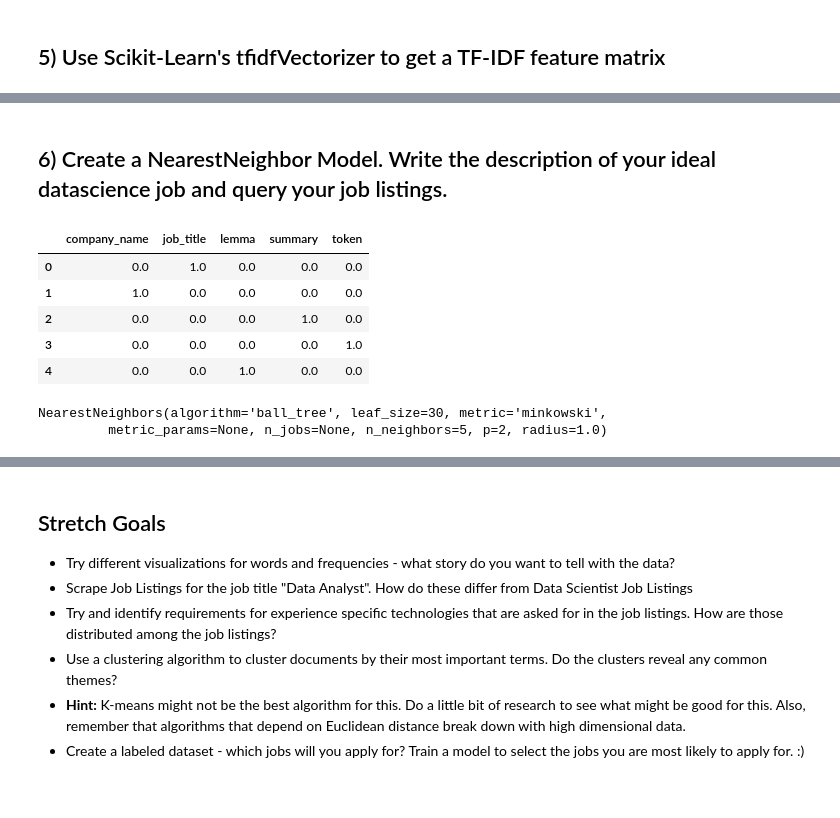
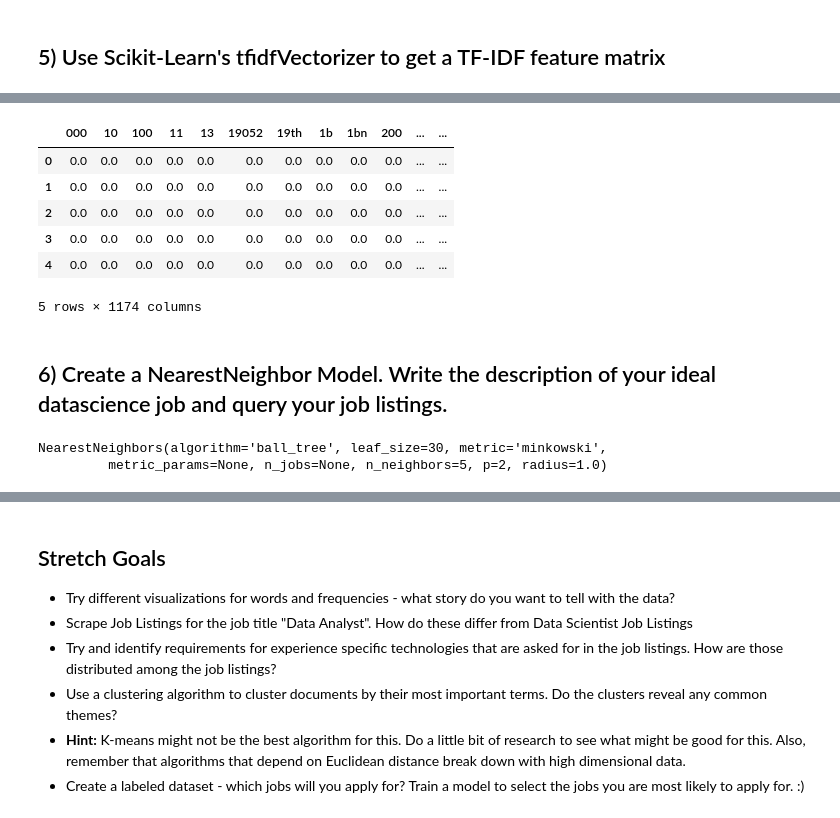
Before and after one commit to johanaluna/DS-Unit-4-Sprint-1-NLP, a Jupyter notebook: module2-vector-representations/LS_DS_412_Vector_Representations_Assignment.ipynb, the cells around one changed output, grey strips where cells are left out. Drawn from its saved outputs; the diff is of its cells as text; code cells hidden in the pictures.

```diff
--- a/module2-vector-representations/LS_DS_412_Vector_Representations_Assignment.ipynb
+++ b/module2-vector-representations/LS_DS_412_Vector_Representations_Assignment.ipynb
@@ -335,32 +382,24 @@ df.iloc[468][2]
+# %%
+# Instantiate vectorizer object
+tfidf = TfidfVectorizer(stop_words = 'english')
+
+# Create a vocabulary and get word counts per document
+sparse = tfidf.fit_transform(df['summary'])
+
+# Print word counts
+
+# Get feature names to use as dataframe column headers
+dtm = pd.DataFrame(sparse.todense(), columns=tfidf.get_feature_names())
+
+# View Feature Matrix as DataFrame
+dtm.head()
+# %% [output]
+|  | 000 | 10 | 100 | 11 | 13 | 19052 | 19th | 1b | 1bn | 200 | ... | ... |
+| 0 | 0.0 | 0.0 | 0.0 | 0.0 | 0.0 | 0.0 | 0.0 | 0.0 | 0.0 | 0.0 | ... | ... |
+| 1 | 0.0 | 0.0 | 0.0 | 0.0 | 0.0 | 0.0 | 0.0 | 0.0 | 0.0 | 0.0 | ... | ... |
+| 2 | 0.0 | 0.0 | 0.0 | 0.0 | 0.0 | 0.0 | 0.0 | 0.0 | 0.0 | 0.0 | ... | ... |
+| 3 | 0.0 | 0.0 | 0.0 | 0.0 | 0.0 | 0.0 | 0.0 | 0.0 | 0.0 | 0.0 | ... | ... |
+| 4 | 0.0 | 0.0 | 0.0 | 0.0 | 0.0 | 0.0 | 0.0 | 0.0 | 0.0 | 0.0 | ... | ... |
+5 rows × 1174 columns
 # %% [markdown]
 ## 6) Create a NearestNeighbor Model. Write the description of your ideal datascience job and query your job listings.
-# %%
-def tokenize(document):
-
-    doc = nlp(document)
-
-    return [token.lemma_.strip() for token in doc if (token.is_stop != True) and (token.is_punct != True)]
-
-# Tunning Parameters
-from sklearn.feature_extraction.text import TfidfVectorizer
-
-# Instantiate vectorizer object
-tfidf = TfidfVectorizer(tokenizer=tokenize, min_df=0.025, max_df=.98, ngram_range=(1,2))
-
-# Create a vocabulary and get word counts per document
-dtm2 = tfidf.fit_transform(df) # Similiar to fit_predict
-
-# Print word counts
-
-# Get feature names to use as dataframe column headers
-dtm2 = pd.DataFrame(dtm2.todense(), columns=tfidf.get_feature_names())
-
-# View Feature Matrix as DataFrame
-dtm2.head()
-# %% [output]
-|  | company_name | job_title | lemma | summary | token |
-| 0 | 0.0 | 1.0 | 0.0 | 0.0 | 0.0 |
-| 1 | 1.0 | 0.0 | 0.0 | 0.0 | 0.0 |
-| 2 | 0.0 | 0.0 | 0.0 | 1.0 | 0.0 |
-| 3 | 0.0 | 0.0 | 0.0 | 0.0 | 1.0 |
-| 4 | 0.0 | 0.0 | 1.0 | 0.0 | 0.0 |
@@ -370,6 +406,12 @@ my_job= "2 years experience 90"
-# %%
-nn.fit(dtm2)
-# %% [output]
-NearestNeighbors(algorithm='ball_tree', leaf_size=30, metric='minkowski',
-         metric_params=None, n_jobs=None, n_neighbors=5, p=2, radius=1.0)
+# %%
+# Instantiate
+from sklearn.neighbors import NearestNeighbors
+
+
+# Fit on TF-IDF Vectors
+nn  = NearestNeighbors(n_neighbors=5, algorithm='ball_tree')
+nn.fit(dtm)
+# %% [output]
+NearestNeighbors(algorithm='ball_tree', leaf_size=30, metric='minkowski',
+         metric_params=None, n_jobs=None, n_neighbors=5, p=2, radius=1.0)
 # %%
```
Also changed, not shown: parts of 32 cells of this notebook.
